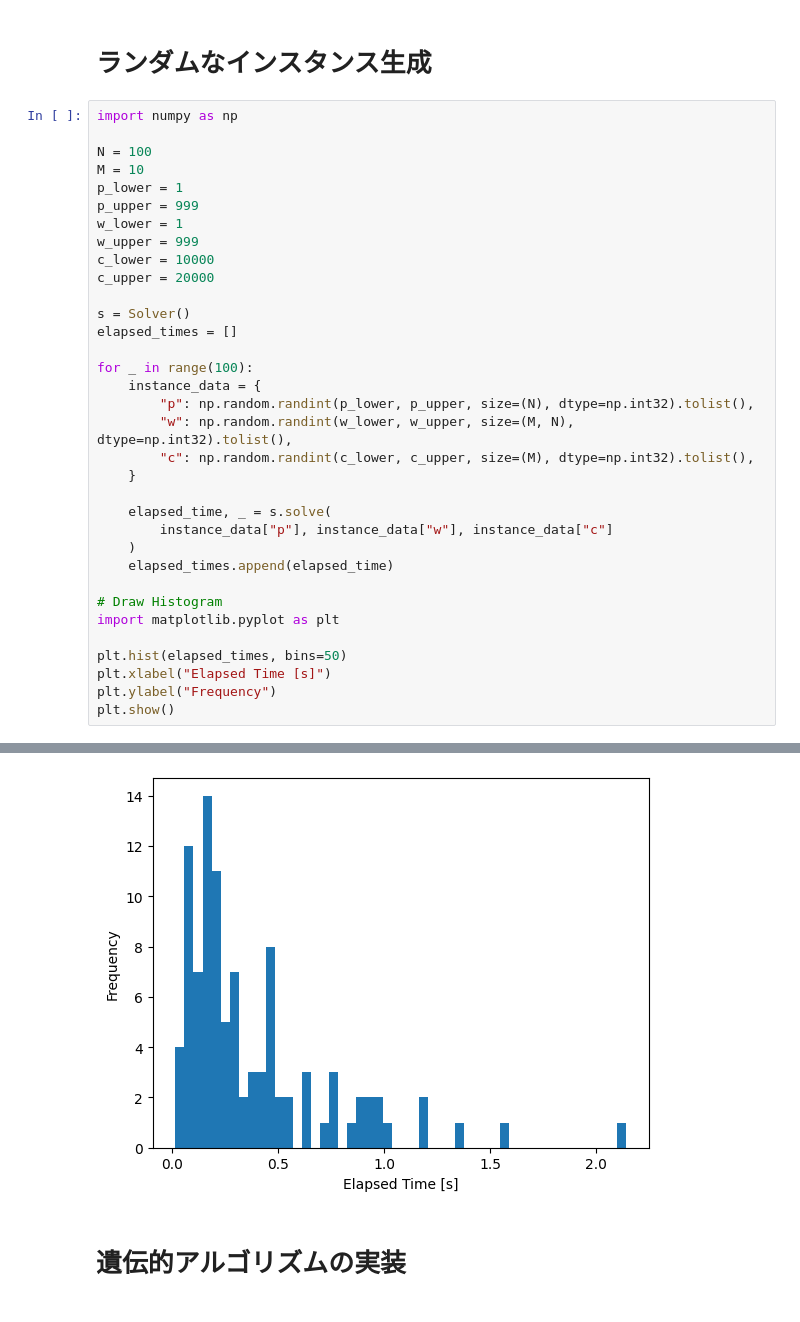
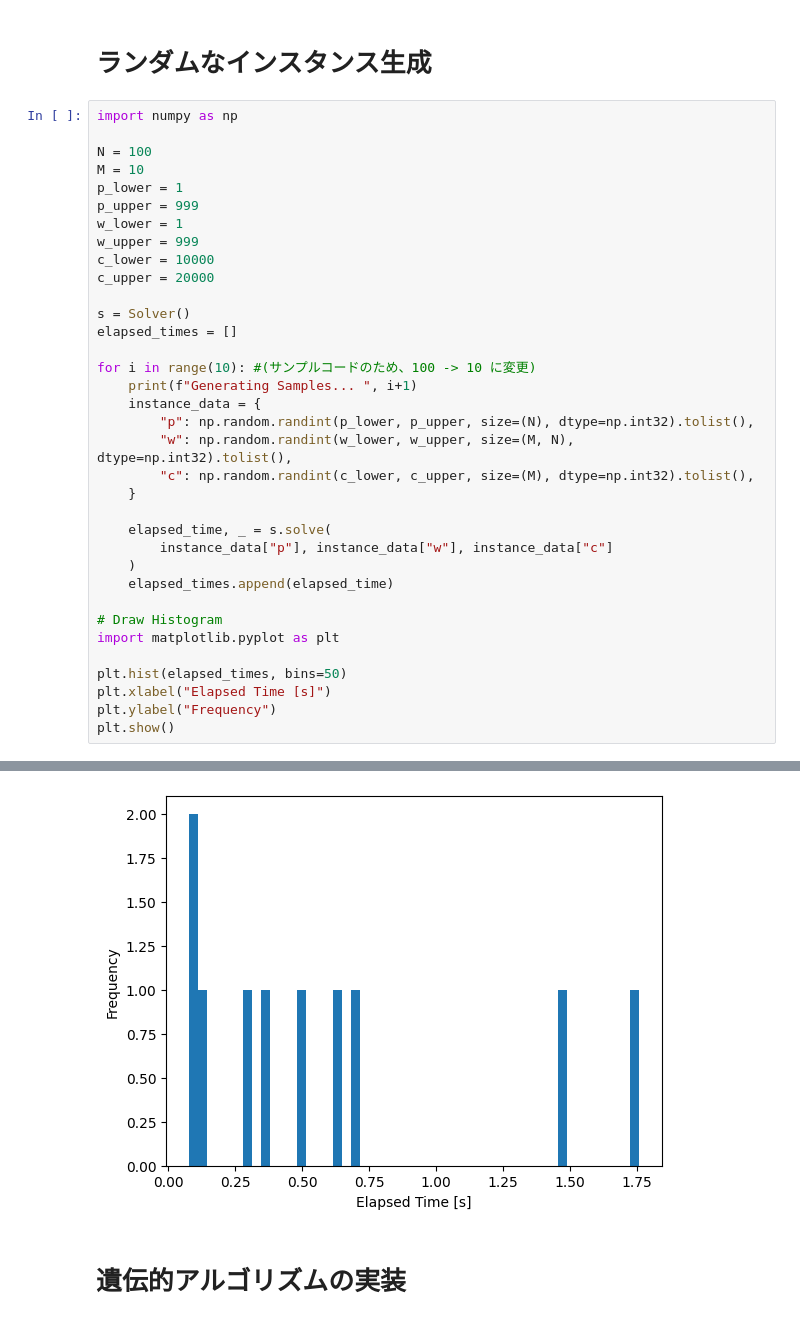
Before and after one commit to j-i-k-o/2024_AdventCalendar, a Jupyter notebook: notebook/demo.ipynb, the cells around one changed output, grey strips where cells are left out. Drawn from its saved outputs; the diff is of its cells as text.

```diff
--- a/notebook/demo.ipynb
+++ b/notebook/demo.ipynb
@@ -93,7 +93,8 @@ c_upper = 20000
 s = Solver()
 elapsed_times = []
 
-for _ in range(100):
+for i in range(10): #(サンプルコードのため、100 -> 10 に変更)
+    print(f"Generating Samples... ", i+1)
     instance_data = {
         "p": np.random.randint(p_lower, p_upper, size=(N), dtype=np.int32).tolist(),
         "w": np.random.randint(w_lower, w_upper, size=(M, N), dtype=np.int32).tolist(),
@@ -116,4 +127,4 @@ plt.show()
-[figure, old version]
+[figure, new version]
 # %% [markdown]
 # 遺伝的アルゴリズムの実装
 # %%
```
Also changed, not shown: parts of 6 cells of this notebook.
